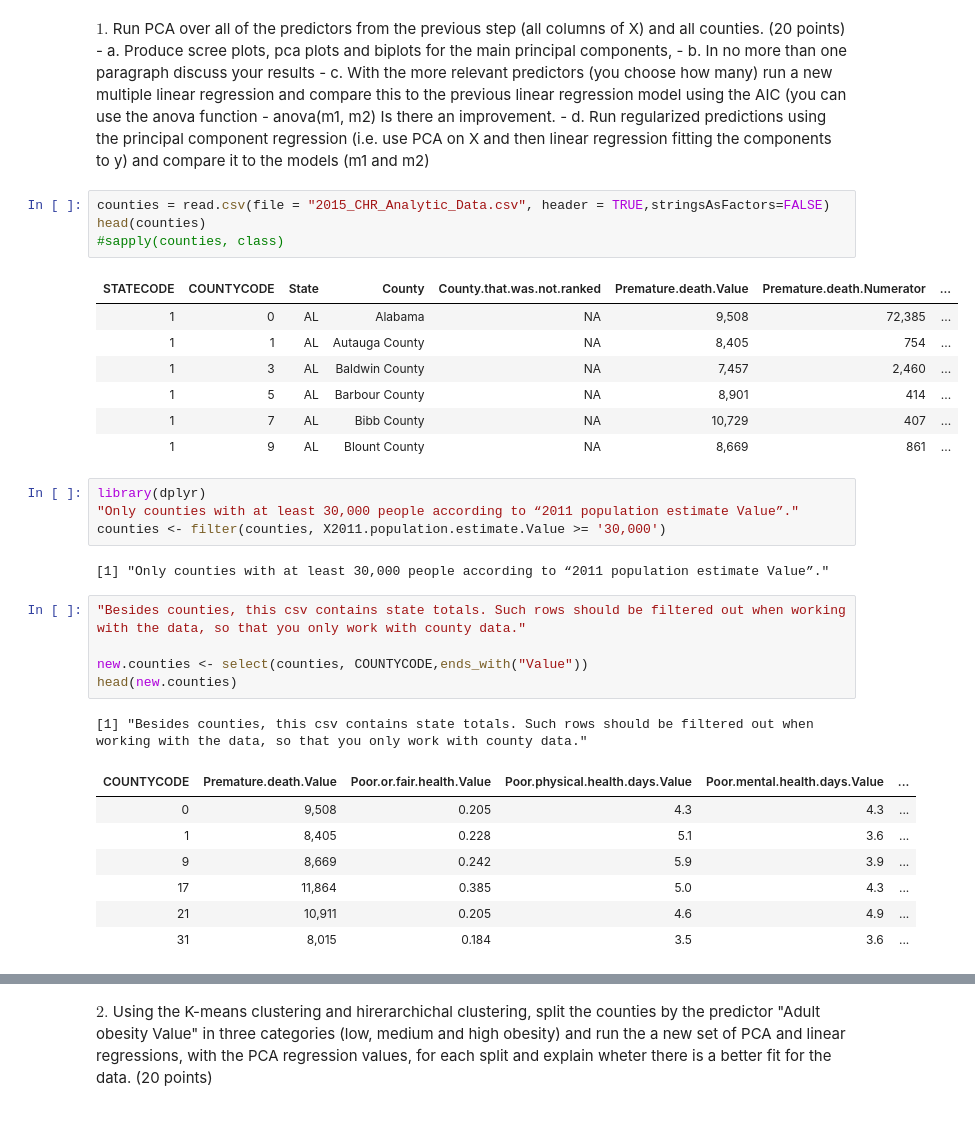
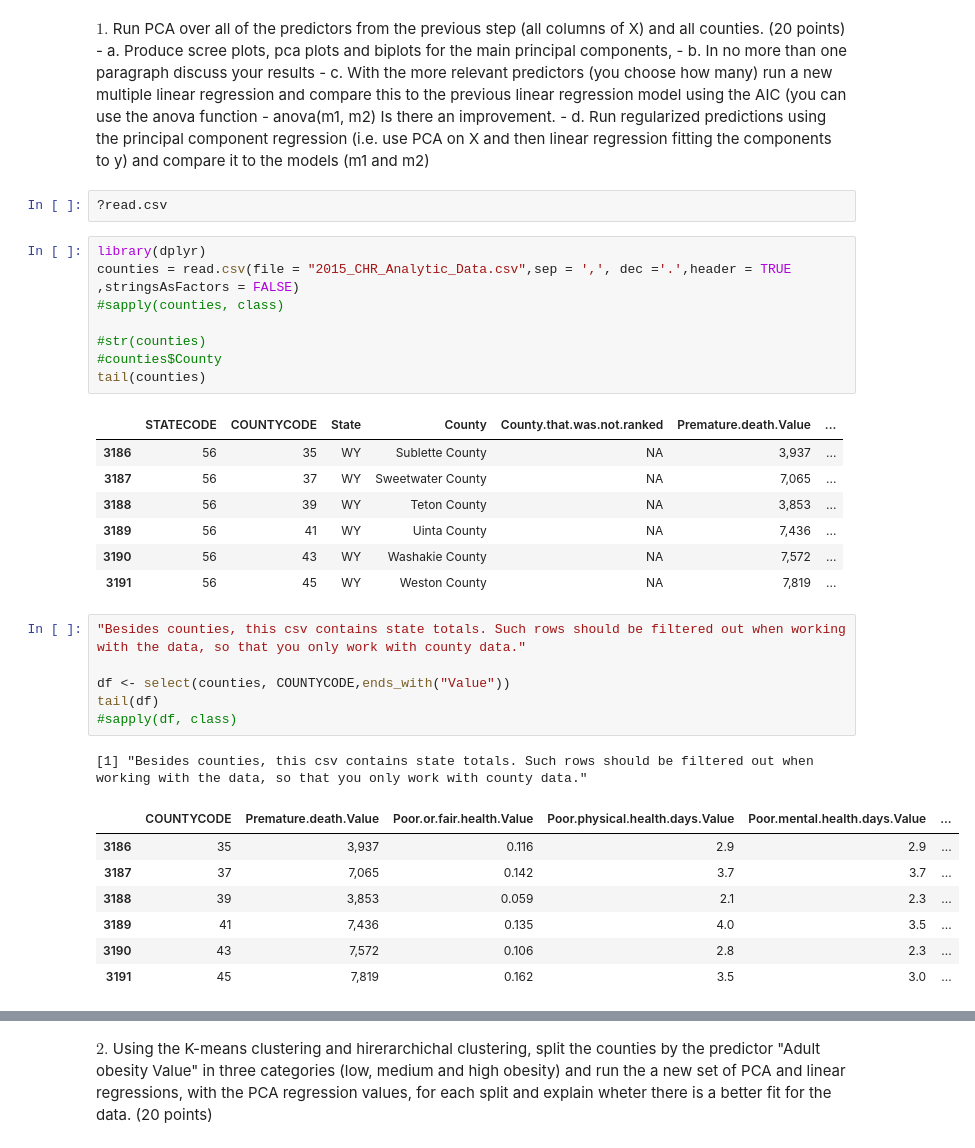
Before and after one commit to doraemon918/BMI_Prob_Stats, a Jupyter notebook: Module/Exam3/Exam 3.ipynb, the cells around one changed output, grey strips where cells are left out. Drawn from its saved outputs; the diff is of its cells as text; blank space fills up the shorter version.

```diff
--- a/Module/Exam3/Exam 3.ipynb
+++ b/Module/Exam3/Exam 3.ipynb
@@ -24,35 +24,36 @@ $1.$ Run PCA over all of the predictors from the previous step (all columns of X
     - b. In no more than one paragraph discuss your results
     - c. With the more relevant predictors (you choose how many) run a new multiple linear regression and compare this to the previous linear regression model using the AIC (you can use the anova function - anova(m1, m2) Is there an improvement.
     - d. Run regularized predictions using the principal component regression (i.e. use PCA on X and then linear regression fitting the components to y) and compare it to the models (m1 and m2)
+# %%
+?read.csv
 # %%
-counties = read.csv(file = "2015_CHR_Analytic_Data.csv", header = TRUE,stringsAsFactors=FALSE)
-head(counties)
+library(dplyr)
+counties = read.csv(file = "2015_CHR_Analytic_Data.csv",sep = ',', dec ='.',header = TRUE ,stringsAsFactors = FALSE)
 #sapply(counties, class)
+
+#str(counties)
+#counties$County
+tail(counties)
 # %% [output]
-| STATECODE | COUNTYCODE | State | County | County.that.was.not.ranked | Premature.death.Value | Premature.death.Numerator | ... |
-| 1 | 0 | AL | Alabama | NA | 9,508 | 72,385 | ... |
-| 1 | 1 | AL | Autauga County | NA | 8,405 | 754 | ... |
-| 1 | 3 | AL | Baldwin County | NA | 7,457 | 2,460 | ... |
-| 1 | 5 | AL | Barbour County | NA | 8,901 | 414 | ... |
-| 1 | 7 | AL | Bibb County | NA | 10,729 | 407 | ... |
-| 1 | 9 | AL | Blount County | NA | 8,669 | 861 | ... |
+|  | STATECODE | COUNTYCODE | State | County | County.that.was.not.ranked | Premature.death.Value | ... |
+| 3186 | 56 | 35 | WY | Sublette County | NA | 3,937 | ... |
+| 3187 | 56 | 37 | WY | Sweetwater County | NA | 7,065 | ... |
+| 3188 | 56 | 39 | WY | Teton County | NA | 3,853 | ... |
+| 3189 | 56 | 41 | WY | Uinta County | NA | 7,436 | ... |
+| 3190 | 56 | 43 | WY | Washakie County | NA | 7,572 | ... |
+| 3191 | 56 | 45 | WY | Weston County | NA | 7,819 | ... |
-# %%
-library(dplyr)
-"Only counties with at least 30,000 people according to “2011 population estimate Value”."
-counties <- filter(counties, X2011.population.estimate.Value >= '30,000')
-# %% [output]
-[1] "Only counties with at least 30,000 people according to “2011 population estimate Value”."
 # %%
 "Besides counties, this csv contains state totals. Such rows should be filtered out when working with the data, so that you only work with county data."
 
-new.counties <- select(counties, COUNTYCODE,ends_with("Value"))
-head(new.counties)
+df <- select(counties, COUNTYCODE,ends_with("Value"))
+tail(df)
+#sapply(df, class)
 # %% [output]
 [1] "Besides counties, this csv contains state totals. Such rows should be filtered out when working with the data, so that you only work with county data."
-| COUNTYCODE | Premature.death.Value | Poor.or.fair.health.Value | Poor.physical.health.days.Value | Poor.mental.health.days.Value | ... |
-| 0 | 9,508 | 0.205 | 4.3 | 4.3 | ... |
-| 1 | 8,405 | 0.228 | 5.1 | 3.6 | ... |
-| 9 | 8,669 | 0.242 | 5.9 | 3.9 | ... |
-| 17 | 11,864 | 0.385 | 5.0 | 4.3 | ... |
-| 21 | 10,911 | 0.205 | 4.6 | 4.9 | ... |
-| 31 | 8,015 | 0.184 | 3.5 | 3.6 | ... |
+|  | COUNTYCODE | Premature.death.Value | Poor.or.fair.health.Value | Poor.physical.health.days.Value | Poor.mental.health.days.Value | ... |
+| 3186 | 35 | 3,937 | 0.116 | 2.9 | 2.9 | ... |
+| 3187 | 37 | 7,065 | 0.142 | 3.7 | 3.7 | ... |
+| 3188 | 39 | 3,853 | 0.059 | 2.1 | 2.3 | ... |
+| 3189 | 41 | 7,436 | 0.135 | 4.0 | 3.5 | ... |
+| 3190 | 43 | 7,572 | 0.106 | 2.8 | 2.3 | ... |
+| 3191 | 45 | 7,819 | 0.162 | 3.5 | 3.0 | ... |
```
Also changed, not shown: parts of 54 cells of this notebook.
